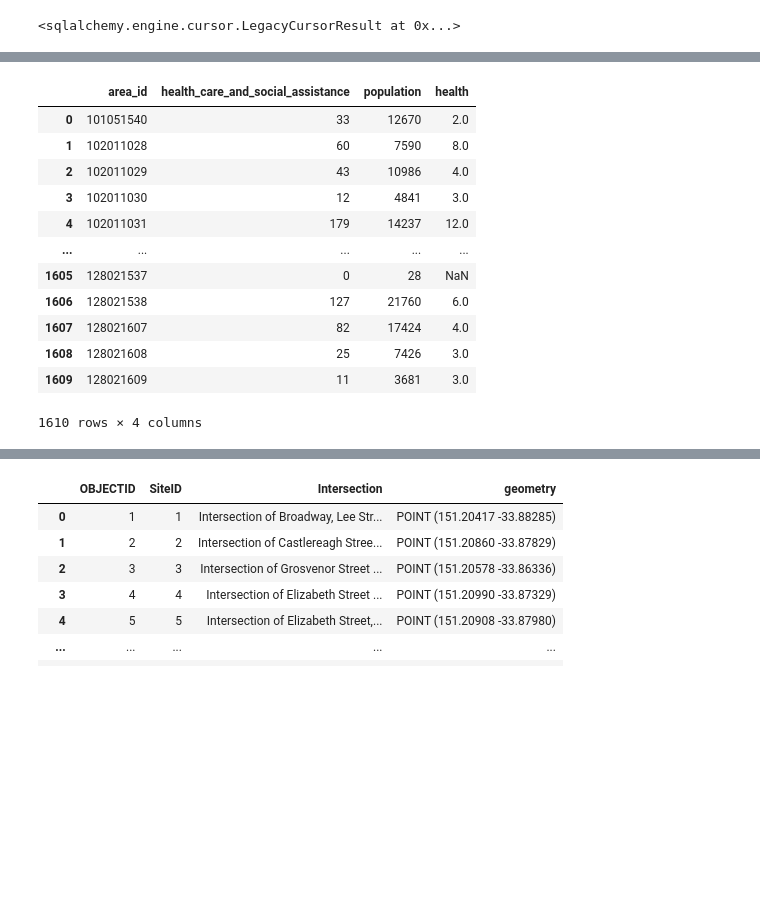
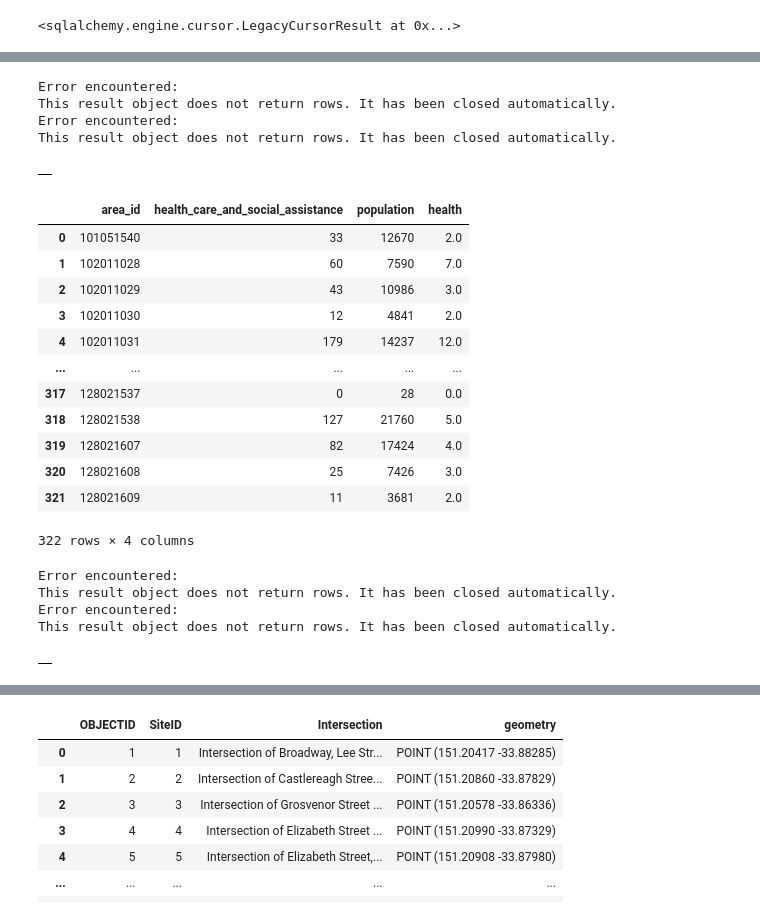
Before and after one commit to Kyle240/Data2001, a Jupyter notebook: Assignment.ipynb, the cells around one changed output, grey strips where cells are left out. Saved outputs shown, nothing was run; the diff lists cells and outputs as text; code cells hidden in the pictures; blank space fills up the shorter version.

```diff
--- a/Assignment.ipynb
+++ b/Assignment.ipynb
@@ -481,21 +521,51 @@ query(conn, sql)
 # %%
-sql = """
-SELECT A.area_id, A.health_care_and_social_assistance, B.population, A.health_care_and_social_assistance/NULLIF(B.population/1000, 0) AS health
+query(conn,"""
+drop view if exists health_view""")
+query(conn, """
+create view health_view as
+SELECT A.area_id, A.health_care_and_social_assistance, B.population, COALESCE(1000*A.health_care_and_social_assistance/NULLIF(B.population, 0),0) AS health
 FROM businessstats A JOIN neighbourhoods B ON A.area_id=B.area_id
 
-"""
-query(conn, sql)
+""")
 # %% [output]
+Error encountered:
+This result object does not return rows. It has been closed automatically.
+Error encountered:
+This result object does not return rows. It has been closed automatically.
-|  | area_id | health_care_and_social_assistance | population | health |
-| 0 | 101051540 | 33 | 12670 | 2.0 |
-| 1 | 102011028 | 60 | 7590 | 8.0 |
-| 2 | 102011029 | 43 | 10986 | 4.0 |
-| 3 | 102011030 | 12 | 4841 | 3.0 |
-| 4 | 102011031 | 179 | 14237 | 12.0 |
-| ... | ... | ... | ... | ... |
-| 1605 | 128021537 | 0 | 28 | NaN |
-| 1606 | 128021538 | 127 | 21760 | 6.0 |
-| 1607 | 128021607 | 82 | 17424 | 4.0 |
-| 1608 | 128021608 | 25 | 7426 | 3.0 |
-| 1609 | 128021609 | 11 | 3681 | 3.0 |
+|  |
-1610 rows × 4 columns
+# %%
+query(conn,"""
+select * from health_view""")
+# %% [output]
+|  | area_id | health_care_and_social_assistance | population | health |
+| 0 | 101051540 | 33 | 12670 | 2.0 |
+| 1 | 102011028 | 60 | 7590 | 7.0 |
+| 2 | 102011029 | 43 | 10986 | 3.0 |
+| 3 | 102011030 | 12 | 4841 | 2.0 |
+| 4 | 102011031 | 179 | 14237 | 12.0 |
+| ... | ... | ... | ... | ... |
+| 317 | 128021537 | 0 | 28 | 0.0 |
+| 318 | 128021538 | 127 | 21760 | 5.0 |
+| 319 | 128021607 | 82 | 17424 | 4.0 |
+| 320 | 128021608 | 25 | 7426 | 3.0 |
+| 321 | 128021609 | 11 | 3681 | 2.0 |
+322 rows × 4 columns
+# %%
+query(conn,"""
+drop view if exists crime_area""")
+query(conn,"""
+create view crime_area as
+select area_id, sum(area)
+from(
+select A."SA2_MAIN16" as area_id,B."Shape_Area" as area
+from sa2 A JOIN neighbourhoods C ON A."SA2_MAIN16"=C.area_id
+JOIN break_enter B ON ST_Intersects(A.geom, B.geom)
+order by A."SA2_MAIN16") as D
+group by area_id
+""")
+# %% [output]
+Error encountered:
+This result object does not return rows. It has been closed automatically.
+Error encountered:
+This result object does not return rows. It has been closed automatically.
+|  |
```
Also changed, not shown: parts of 19 cells of this notebook.
